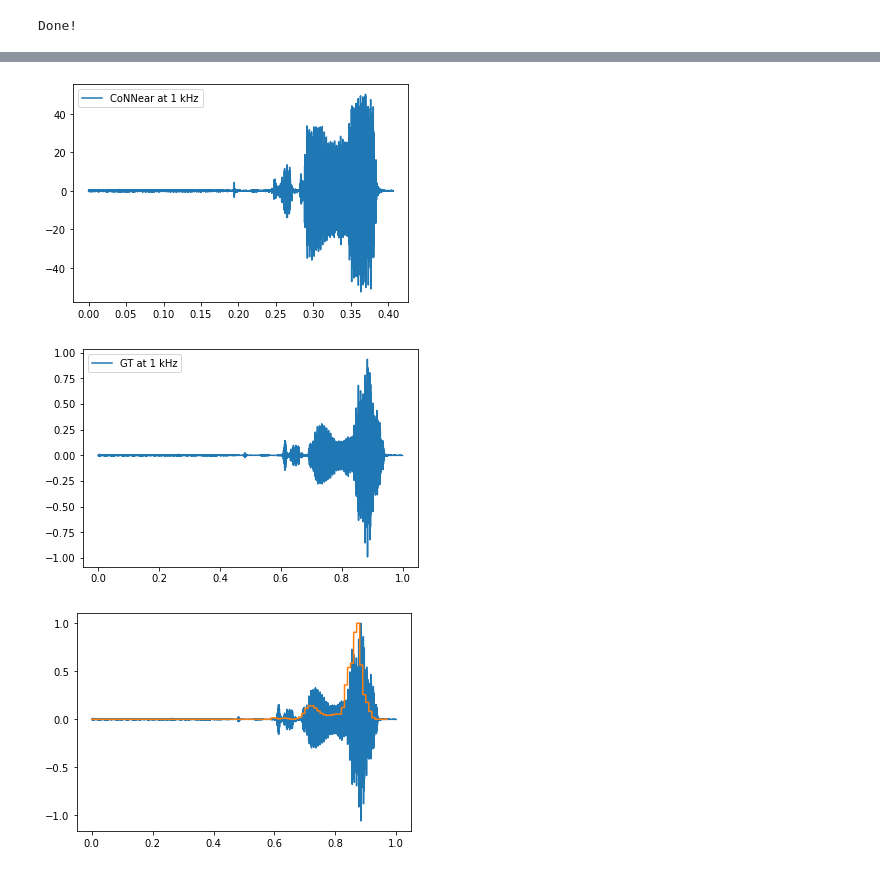
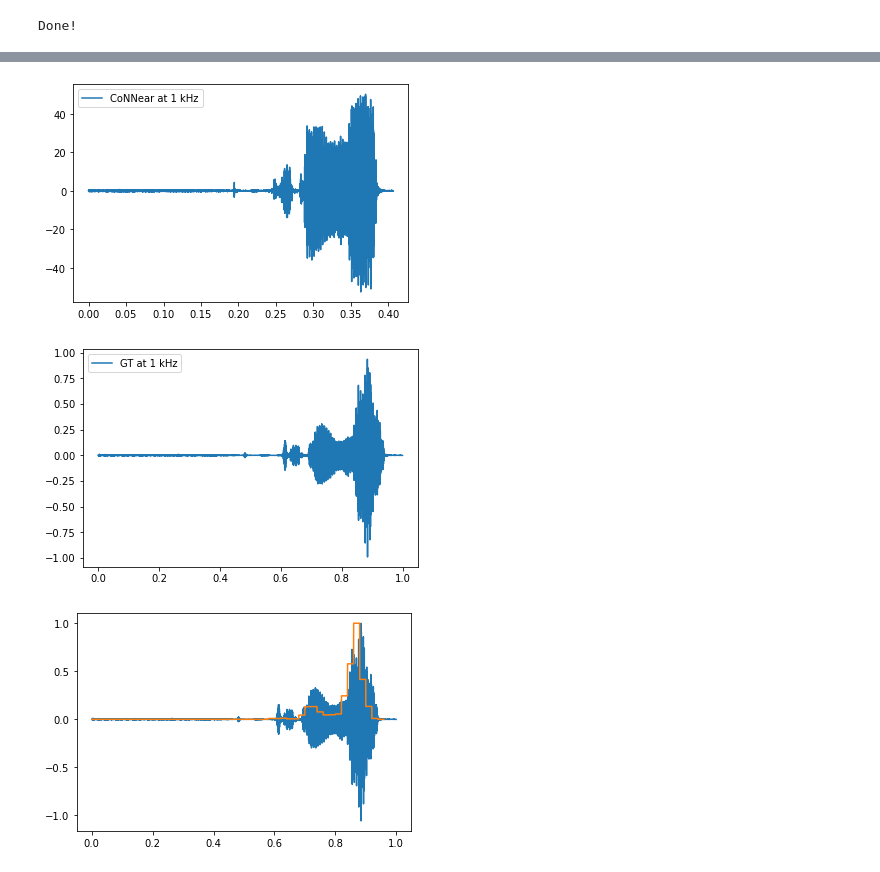
Before and after one commit to cesarz10/Auditory-computation, a Jupyter notebook: AudCompLab1_2022/CompAudLab1_Speech.ipynb, the cells around one changed output, grey strips where cells are left out. Saved outputs shown, nothing was run; the diff lists cells and outputs as text; code cells hidden in the pictures.

```diff
--- a/AudCompLab1_2022/CompAudLab1_Speech.ipynb
+++ b/AudCompLab1_2022/CompAudLab1_Speech.ipynb
@@ -36,8 +36,8 @@ fs, x = sio_wav.read('example.wav')
 # framelength_t=0.04
 # frameshift_t=0.01
 
-framelength_t = 0.025 # framelength in time = 25ms
-frameshift_t = 0.01 # frameshift in time = 10ms
+framelength_t = 0.05 # framelength in time = 25ms
+frameshift_t = 0.02 # frameshift in time = 10ms
 
 #cut some part out of it
 sample_duration = 1 #needs to be in seconds
@@ -171,32 +193,38 @@ t_nn = np.arange(N_nn) / fs
 nn_1k = nn[:,79] #time domain signal nn
 gt_1k = gt[Ch1k_gt,:] #time domain signal gt
 egt_1k = gt_cochleagram[Ch1k_gt,:] #gt energy in 1-kHz channel, when used as preprocessing for Machine Hearing
 
 plt.figure()
 plt.plot(t_nn,nn_1k)
 plt.legend(['CoNNear at 1 kHz'])
 plt.figure()
 plt.plot(t,gt_1k)
 plt.legend(['GT at 1 kHz'])
 plt.show()
 
 #Now generate a time domain signal from the energetic signal by extrapolating
 n_repeat = int((frameshift_t *fs)) #check this framelength thin
 egt_1k_time = np.repeat(egt_1k, n_repeat)
 N = len(egt_1k_time)
 t_egt = np.arange(N) / fs
 
 plt.figure(7)
 plt.plot(t,gt_1k/max(gt_1k))
 plt.plot(t_egt,egt_1k_time/max(egt_1k_time))
 #plt.xlim((0.3, 0.6))
 plt.show()
 
 #sd.play(x,fs)
-#sd.play(gt_1k, fs)
+sd.play(gt_1k, fs)
 
 #sd.play(egt_1k_time, fs)
+
+
+
+
+# Evaluate their influence on the energetic algorithm and sound.
+# Describe your observations.
 # %% [output]
 [figure]
 [figure]
-[figure, old version]
+[figure, new version]
```
Also changed, not shown: parts of 2 cells of this notebook, 1 other file.
